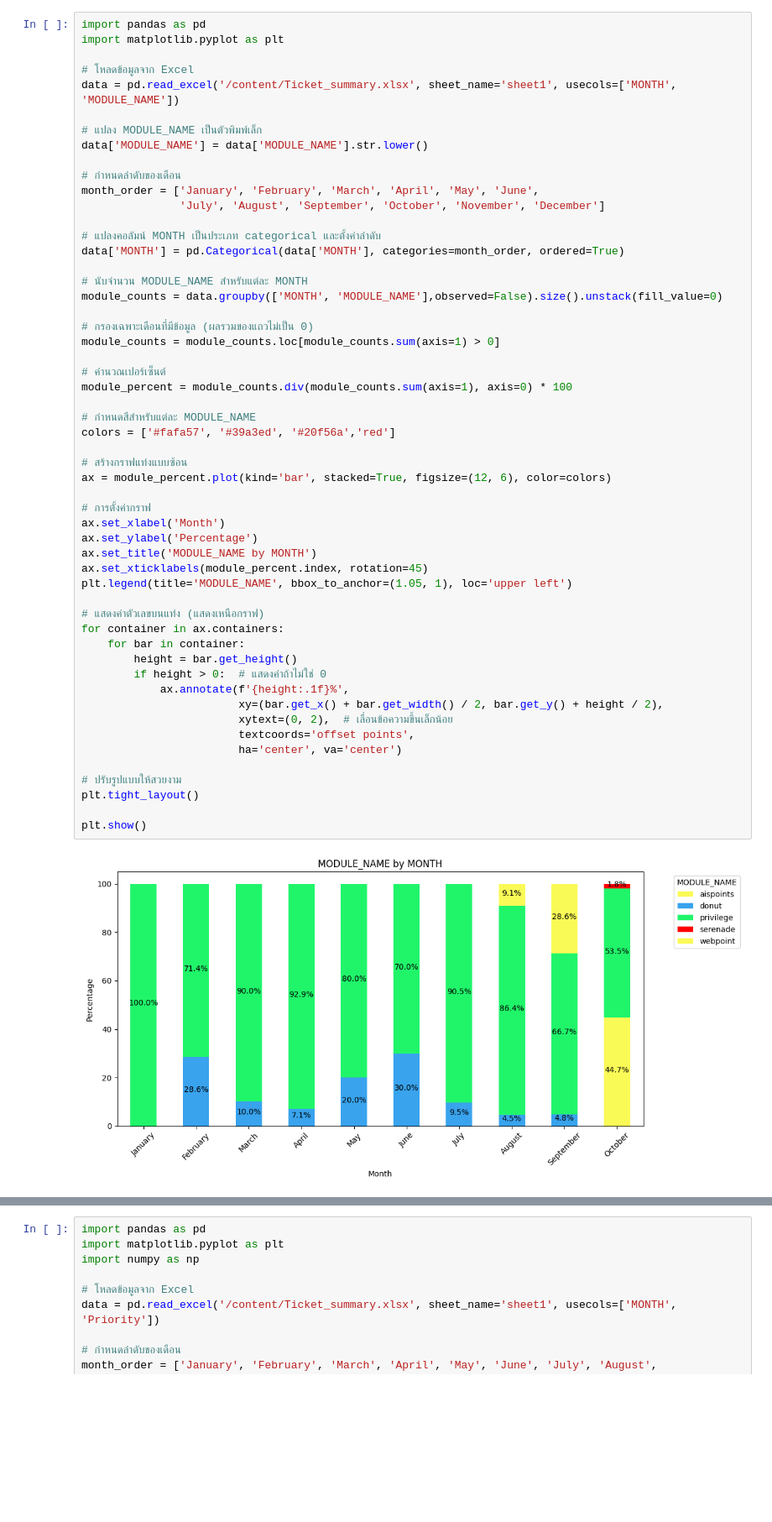
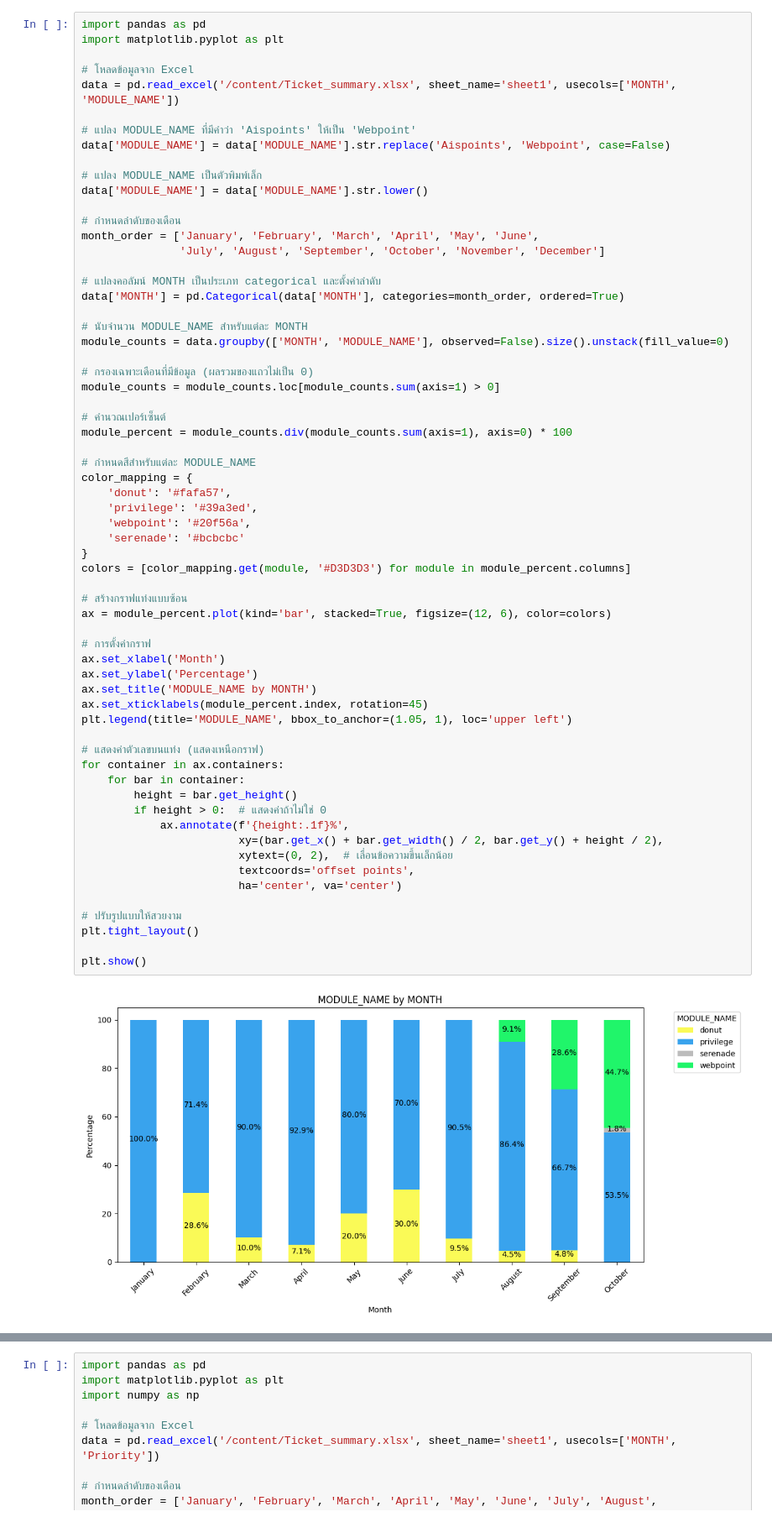
Before and after one commit to WatcharachaiSk/colab, a Jupyter notebook: Summary_Ticket_v1.ipynb, the cells around one changed output, grey strips where cells are left out. Shown at 84% size. Saved outputs shown, nothing was run; the diff lists cells and outputs as text; blank space fills up the shorter version.

```diff
--- a/Summary_Ticket_v1.ipynb
+++ b/Summary_Ticket_v1.ipynb
@@ -116,6 +151,9 @@ import matplotlib.pyplot as plt
 
 # โหลดข้อมูลจาก Excel
 data = pd.read_excel('/content/Ticket_summary.xlsx', sheet_name='sheet1', usecols=['MONTH', 'MODULE_NAME'])
+
+# แปลง MODULE_NAME ที่มีคำว่า 'Aispoints' ให้เป็น 'Webpoint'
+data['MODULE_NAME'] = data['MODULE_NAME'].str.replace('Aispoints', 'Webpoint', case=False)
 
 # แปลง MODULE_NAME เป็นตัวพิมพ์เล็ก
 data['MODULE_NAME'] = data['MODULE_NAME'].str.lower()
@@ -128,7 +166,7 @@ month_order = ['January', 'February', 'March', 'April', 'May', 'June',
 data['MONTH'] = pd.Categorical(data['MONTH'], categories=month_order, ordered=True)
 
 # นับจำนวน MODULE_NAME สำหรับแต่ละ MONTH
-module_counts = data.groupby(['MONTH', 'MODULE_NAME'],observed=False).size().unstack(fill_value=0)
+module_counts = data.groupby(['MONTH', 'MODULE_NAME'], observed=False).size().unstack(fill_value=0)
 
 # กรองเฉพาะเดือนที่มีข้อมูล (ผลรวมของแถวไม่เป็น 0)
 module_counts = module_counts.loc[module_counts.sum(axis=1) > 0]
@@ -137,35 +175,41 @@ module_counts = module_counts.loc[module_counts.sum(axis=1) > 0]
 module_percent = module_counts.div(module_counts.sum(axis=1), axis=0) * 100
 
 # กำหนดสีสำหรับแต่ละ MODULE_NAME
-colors = ['#fafa57', '#39a3ed', '#20f56a','red']
+color_mapping = {
+    'donut': '#fafa57',
+    'privilege': '#39a3ed',
+    'webpoint': '#20f56a',
+    'serenade': '#bcbcbc'
+}
+colors = [color_mapping.get(module, '#D3D3D3') for module in module_percent.columns]
 
 # สร้างกราฟแท่งแบบซ้อน
 ax = module_percent.plot(kind='bar', stacked=True, figsize=(12, 6), color=colors)
 
 # การตั้งค่ากราฟ
 ax.set_xlabel('Month')
 ax.set_ylabel('Percentage')
 ax.set_title('MODULE_NAME by MONTH')
 ax.set_xticklabels(module_percent.index, rotation=45)
 plt.legend(title='MODULE_NAME', bbox_to_anchor=(1.05, 1), loc='upper left')
 
 # แสดงค่าตัวเลขบนแท่ง (แสดงเหนือกราฟ)
 for container in ax.containers:
     for bar in container:
         height = bar.get_height()
         if height > 0:  # แสดงค่าถ้าไม่ใช่ 0
             ax.annotate(f'{height:.1f}%',
                         xy=(bar.get_x() + bar.get_width() / 2, bar.get_y() + height / 2),
                         xytext=(0, 2),  # เลื่อนข้อความขึ้นเล็กน้อย
                         textcoords='offset points',
                         ha='center', va='center')
 
 # ปรับรูปแบบให้สวยงาม
 plt.tight_layout()
 
 plt.show()
 # %% [output]
-[figure, old version]
+[figure, new version]
 # %%
 import pandas as pd
 import matplotlib.pyplot as plt
```
Also changed, not shown: parts of 3 cells of this notebook.
